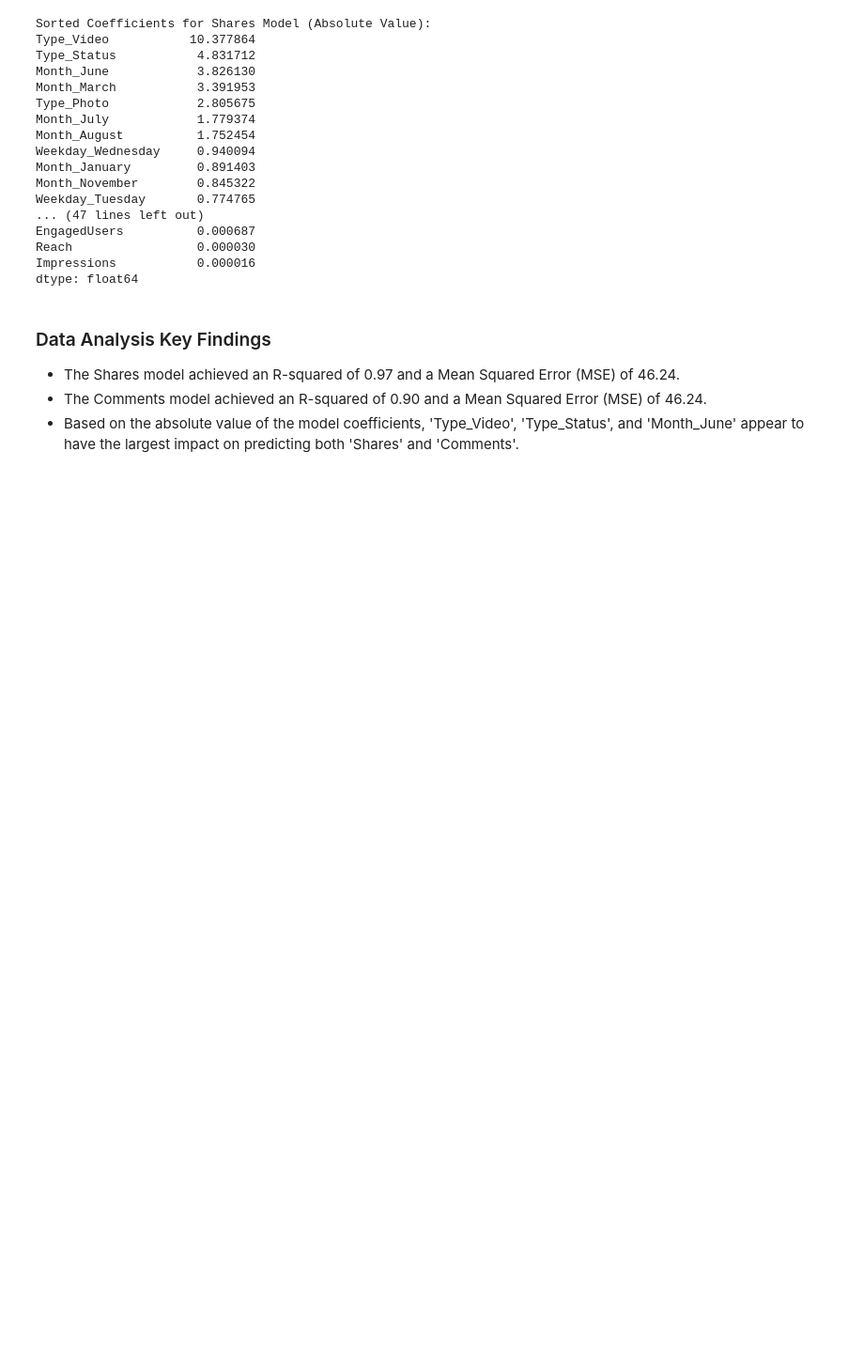
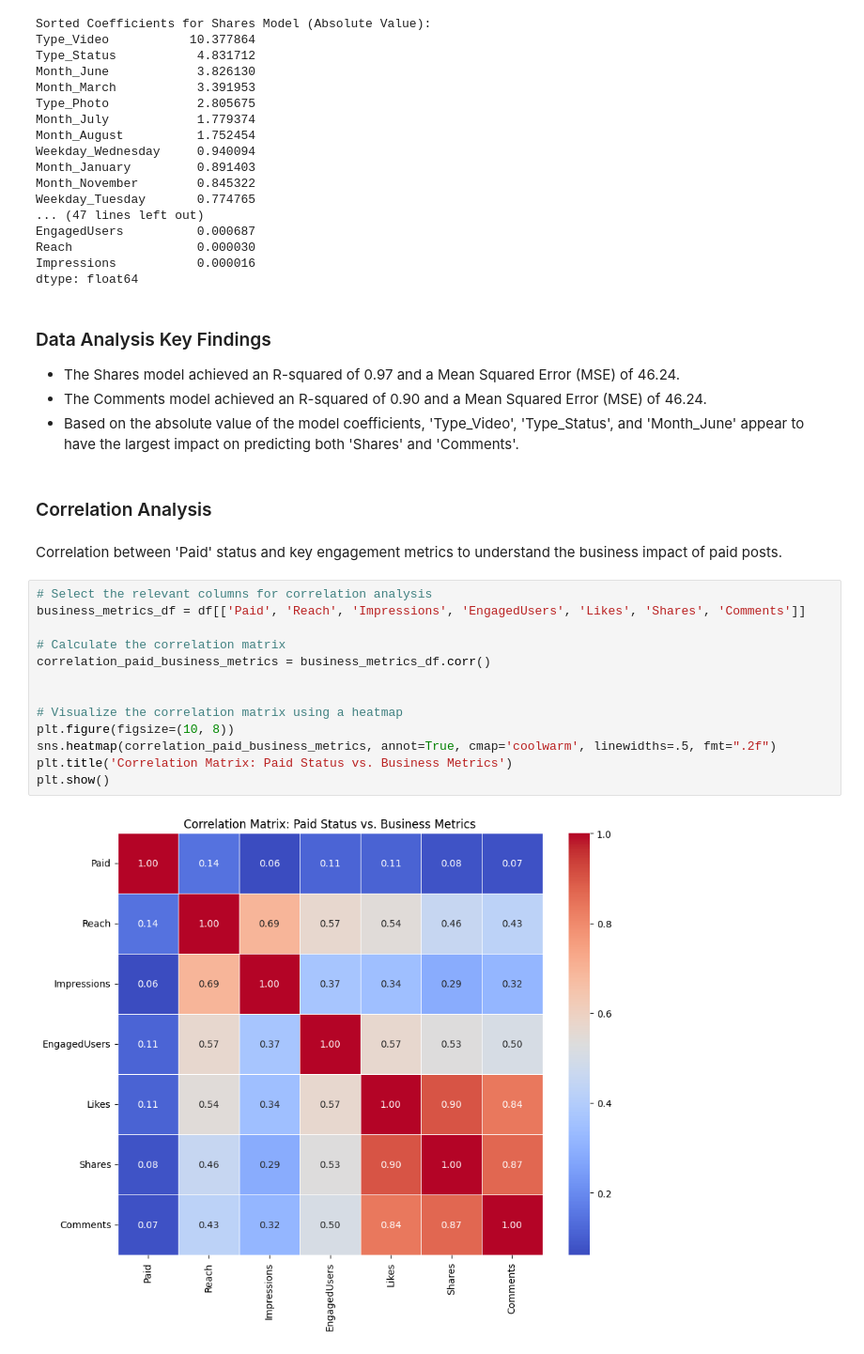
Before and after one commit to NaomyChemungor/BrandAnalysis_Facebook, a Jupyter notebook: Evaluating_Facebook_Performance_Metrics_and_Its_Impact_on_a_Brand.ipynb, the cells around one changed output. Shown at 94% size. Drawn from its saved outputs; the diff is of its cells as text; blank space fills up the shorter version.

```diff
--- a/Evaluating_Facebook_Performance_Metrics_and_Its_Impact_on_a_Brand.ipynb
+++ b/Evaluating_Facebook_Performance_Metrics_and_Its_Impact_on_a_Brand.ipynb
@@ -405,3 +403,22 @@ dtype: float64
 *   The Shares model achieved an R-squared of 0.97 and a Mean Squared Error (MSE) of 46.24.
 *   The Comments model achieved an R-squared of 0.90 and a Mean Squared Error (MSE) of 46.24.
 *   Based on the absolute value of the model coefficients, 'Type\_Video', 'Type\_Status', and 'Month\_June' appear to have the largest impact on predicting both 'Shares' and 'Comments'.
+# %% [markdown]
+### Correlation Analysis
+# %% [markdown]
+Correlation between 'Paid' status and key engagement metrics to understand the business impact of paid posts.
+# %%
+# Select the relevant columns for correlation analysis
+business_metrics_df = df[['Paid', 'Reach', 'Impressions', 'EngagedUsers', 'Likes', 'Shares', 'Comments']]
+
+# Calculate the correlation matrix
+correlation_paid_business_metrics = business_metrics_df.corr()
+
+
+# Visualize the correlation matrix using a heatmap
+plt.figure(figsize=(10, 8))
+sns.heatmap(correlation_paid_business_metrics, annot=True, cmap='coolwarm', linewidths=.5, fmt=".2f")
+plt.title('Correlation Matrix: Paid Status vs. Business Metrics')
+plt.show()
+# %% [output]
+[figure, added]
```
Also changed, not shown: parts of 2 cells of this notebook.
